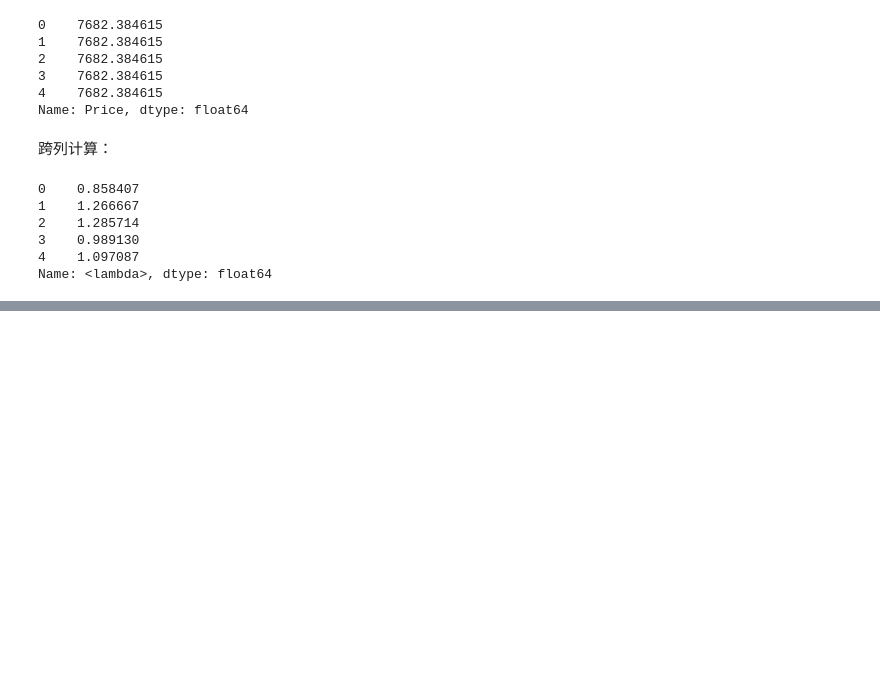
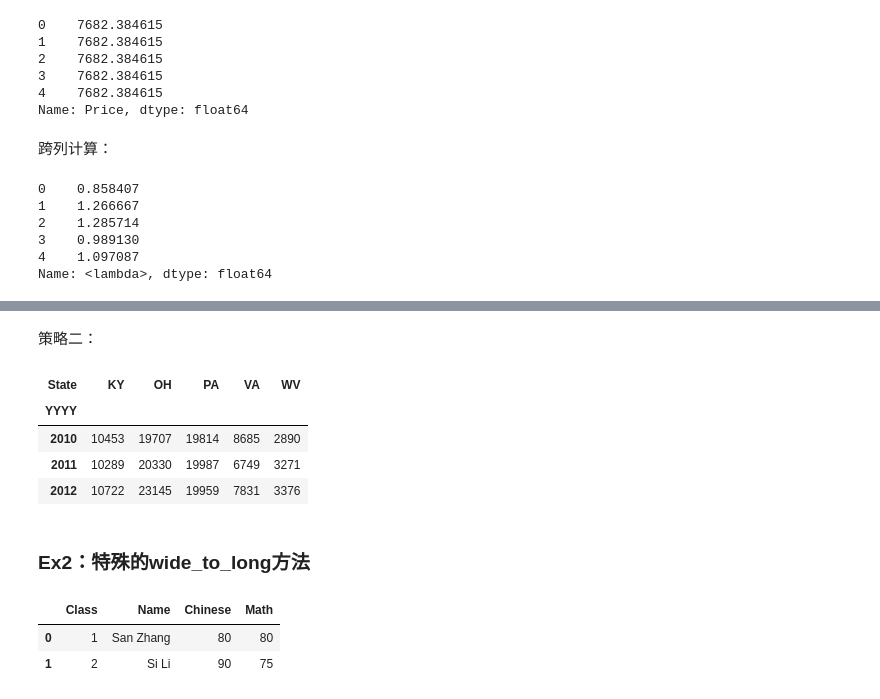
Before and after one commit to datawhalechina/joyful-pandas, a Jupyter notebook: notebook/参考答案.ipynb, the cells around one changed output, grey strips where cells are left out. Drawn from its saved outputs; the diff is of its cells as text; code cells hidden in the pictures; blank space fills up the shorter version.

```diff
--- a/notebook/参考答案.ipynb
+++ b/notebook/参考答案.ipynb
@@ -460,0 +500,23 @@ Name: <lambda>, dtype: float64
+# %% [markdown]
+策略二：
+# %%
+res = df.groupby(['State', 'YYYY'])['DrugReports'].sum().to_frame().unstack(0).droplevel(0,axis=1)
+res.head(3)
+# %% [output]
+| State | KY | OH | PA | VA | WV |
+| YYYY |  |  |  |  |  |
+| 2010 | 10453 | 19707 | 19814 | 8685 | 2890 |
+| 2011 | 10289 | 20330 | 19987 | 6749 | 3271 |
+| 2012 | 10722 | 23145 | 19959 | 7831 | 3376 |
+# %% [markdown]
+### Ex2：特殊的wide_to_long方法
+# %%
+df = pd.DataFrame({'Class':[1,2],
+                   'Name':['San Zhang', 'Si Li'],
+                   'Chinese':[80, 90],
+                   'Math':[80, 75]})
+df
+# %% [output]
+|  | Class | Name | Chinese | Math |
+| 0 | 1 | San Zhang | 80 | 80 |
+| 1 | 2 | Si Li | 90 | 75 |
```
Also changed, not shown: parts of 26 cells of this notebook, 3 other files.
